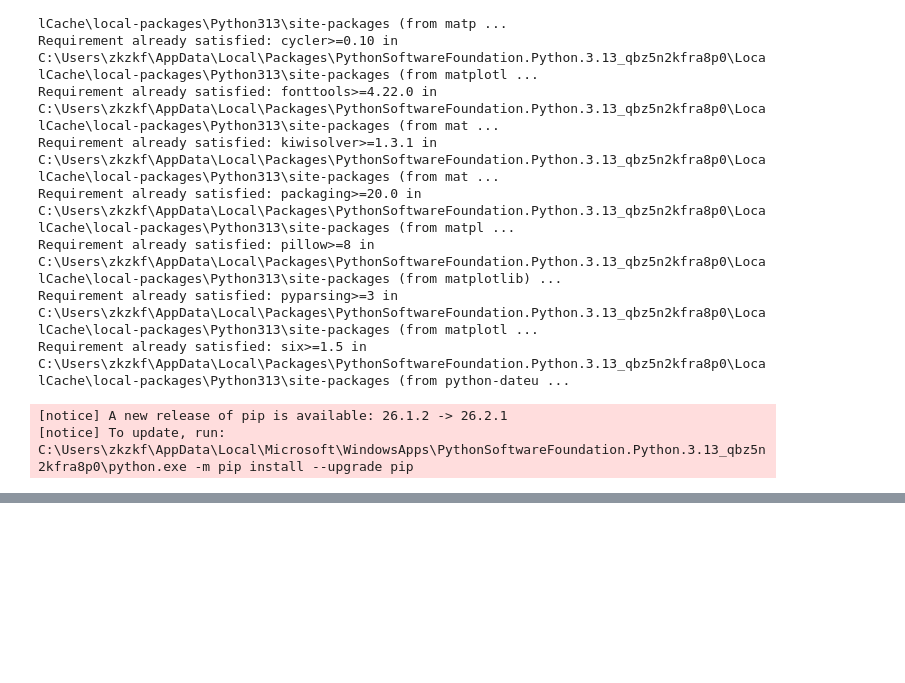
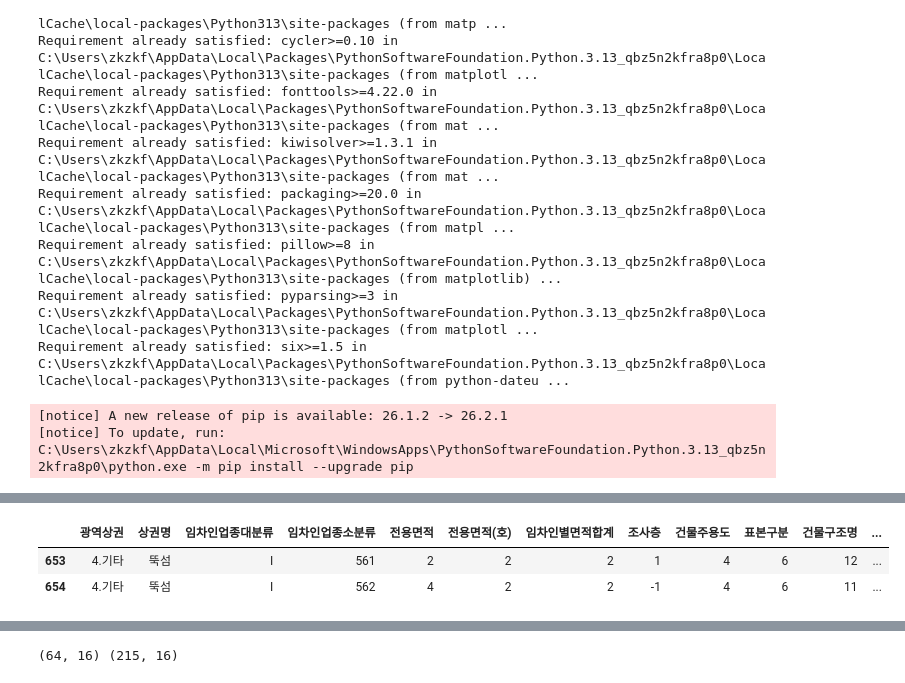
Before and after one commit to zkzkfn1234-pixel/cafe_startup_analysis, a Jupyter notebook: 01_area_selection/notebooks/01_data_exploration.ipynb, the cells around one changed output, grey strips where cells are left out. Cells and saved outputs as stored; diff of their text form; code cells hidden in the pictures; blank space fills up the shorter version.

Commit message:
Update data exploration notebook

```diff
--- a/01_area_selection/notebooks/01_data_exploration.ipynb
+++ b/01_area_selection/notebooks/01_data_exploration.ipynb
@@ -32,6 +38,13 @@ pd.set_option("display.max_rows", 100)
 # %%
-s_store_2025_3 = pd.read_csv(
-    "C:\\Users\\zkzkf\\OneDrive\\바탕 화면\\cafe_startup_analysis\\01_area_selection\\data\\raw\\2025 3분기_소규모.csv",
-    encoding="cp949"
-)
+# 데이터 불러오기
+from pathlib import Path
+
+data_path = Path("../data/raw/20262Q_소규모.csv")
+s_store_2026_2 = pd.read_csv(data_path, encoding="cp949")
+
+data_path = Path("../data/raw/20262Q_중대형.csv")
+b_store_2026_2 = pd.read_csv(data_path, encoding="cp949")
+
+data_path = Path("../data/raw/20262Q_집합.csv")
+g_store_2026_2 = pd.read_csv(data_path, encoding="cp949")
 # %%
@@ -59,6 +239,5 @@ Index(['조사분기', '표본구분', '광역상권', '상권명', '시군구
 # %%
-# '조사분기' 남겨야겠지?
-# '상권명'은 어떻게 생각해야할까?
-# '이용현황_지상층수', '이용현황_지하층수' 아마 사용하지 않을까?
-# 면적들... 무슨 뜻인지를 모르겠네
-#
+n_columns =  ['광역상권', '상권명', '임차인업종대분류', '임차인업종소분류', '전용면적', '전용면적(호)', '임차인별면적합계', '조사층', '건물주용도', '표본구분', '건물구조명','제3월계약임대료_보증금','제3월계약임대료_월세','제3월시장임대료_보증금','제3월시장임대료_월세', '제3월관리비실비총액']
+
+s_store_2026_2 = s_store_2026_2[n_columns]
+b_store_2026_2 = b_store_2026_2[n_columns]
@@ -70,0 +244,9 @@ s_store_2025_3.head(2)
+# %%
+s_store_2026_2 = s_store_2026_2[s_store_2026_2['상권명'] == '뚝섬']
+b_store_2026_2 = b_store_2026_2[b_store_2026_2['상권명'] == '뚝섬']
+# %%
+display(s_store_2026_2.head(2), b_store_2026_2.head(2))
+# %% [output]
+|  | 광역상권 | 상권명 | 임차인업종대분류 | 임차인업종소분류 | 전용면적 | 전용면적(호) | 임차인별면적합계 | 조사층 | 건물주용도 | 표본구분 | 건물구조명 | ... |
+| 653 | 4.기타 | 뚝섬 | I | 561 | 2 | 2 | 2 | 1 | 4 | 6 | 12 | ... |
+| 654 | 4.기타 | 뚝섬 | I | 562 | 4 | 2 | 2 | -1 | 4 | 6 | 11 | ... |
@@ -70,0 +256,4 @@ s_store_2025_3.head(2)
+# %%
+print(s_store_2026_2.shape, b_store_2026_2.shape)
+# %% [output]
+(64, 16) (215, 16)
```
Also changed, not shown: parts of 14 cells of this notebook.
